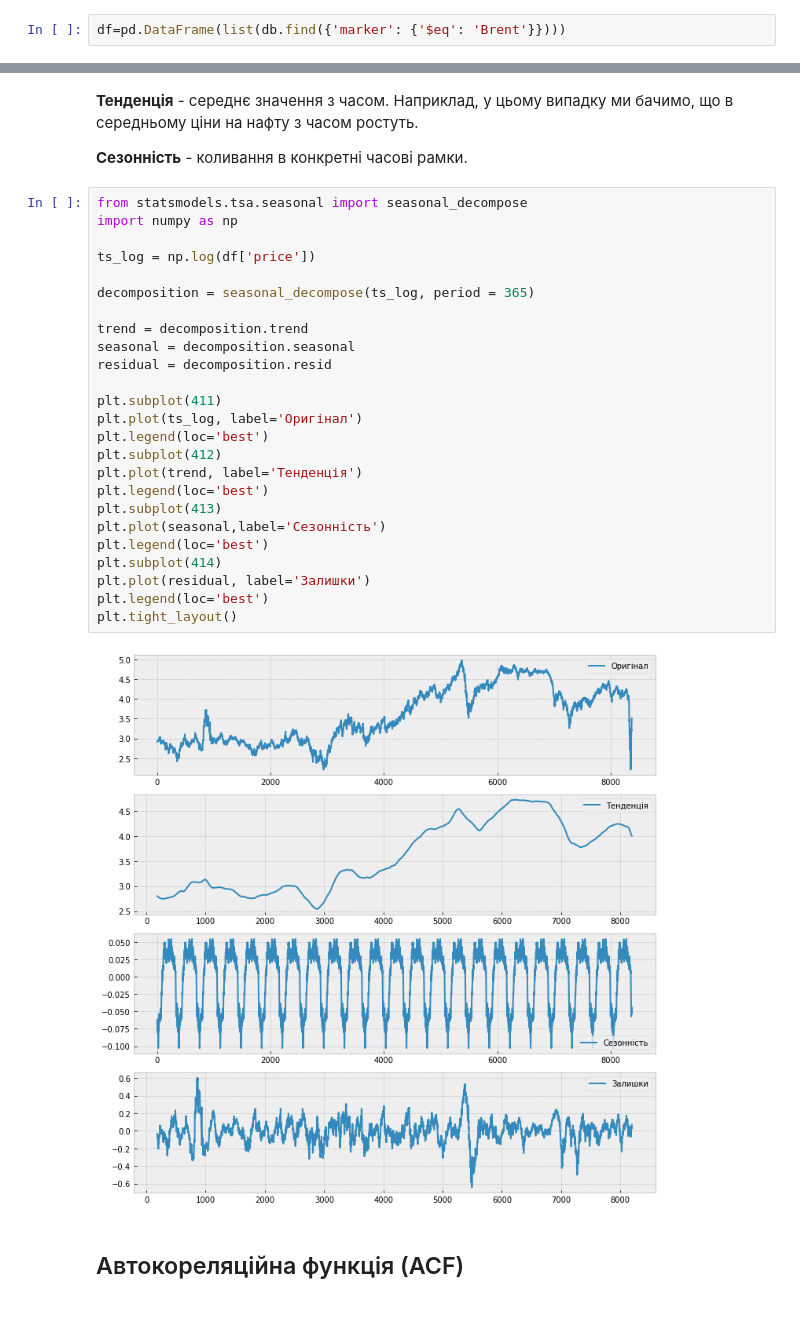
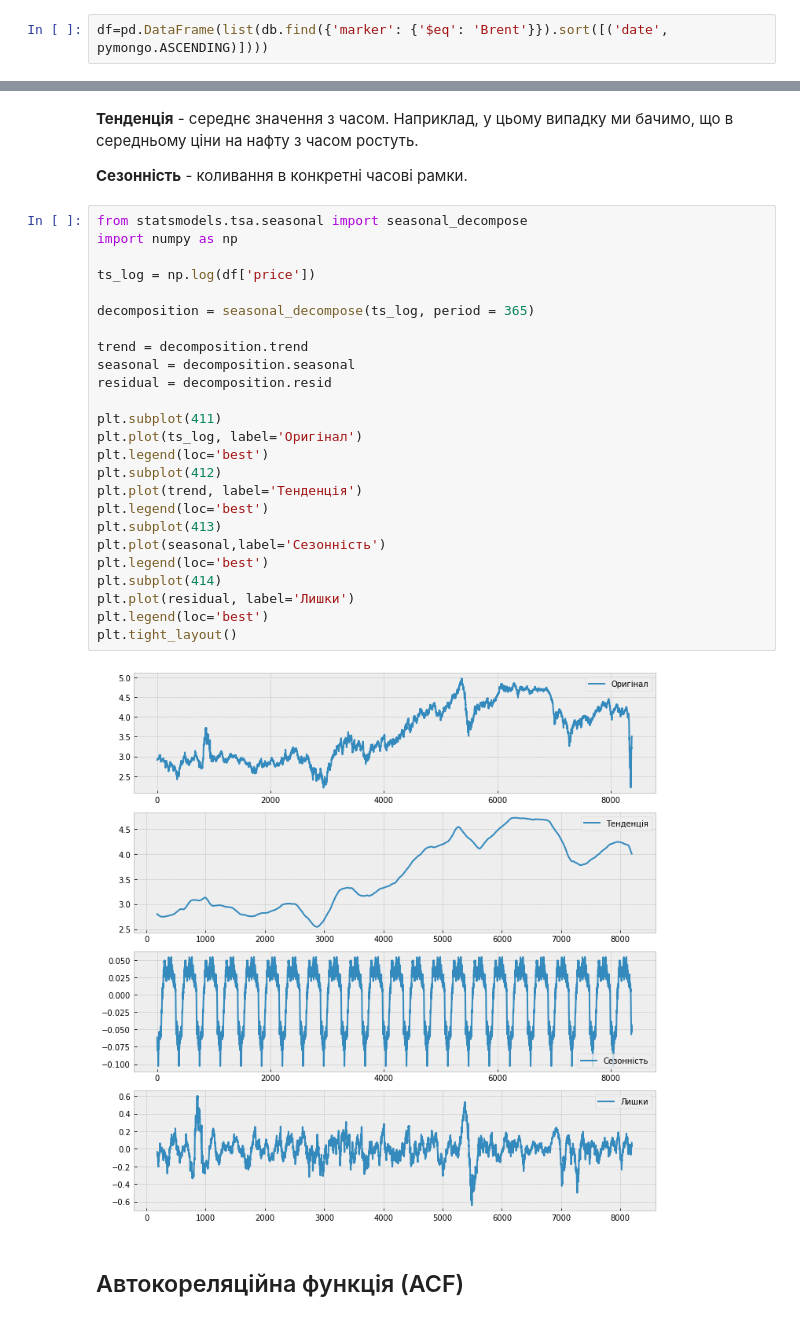
Before and after one commit to mihamor/db_course_work, a Jupyter notebook: Notebook.ipynb, the cells around one changed output, grey strips where cells are left out. Cells and saved outputs as stored; diff of their text form.

Commit message:
feat: new data monitor

```diff
--- a/Notebook.ipynb
+++ b/Notebook.ipynb
@@ -58,2 +58,2 @@ plt.show()
 # %%
-df=pd.DataFrame(list(db.find({'marker': {'$eq': 'Brent'}})))
+df=pd.DataFrame(list(db.find({'marker': {'$eq': 'Brent'}}).sort([('date', pymongo.ASCENDING)])))
@@ -73,30 +89,30 @@ df['price'].plot.hist(bins=10)
 # %%
 from statsmodels.tsa.seasonal import seasonal_decompose
 import numpy as np
 
 ts_log = np.log(df['price'])
 
 decomposition = seasonal_decompose(ts_log, period = 365)
 
 trend = decomposition.trend
 seasonal = decomposition.seasonal
 residual = decomposition.resid
 
 plt.subplot(411)
 plt.plot(ts_log, label='Оригінал')
 plt.legend(loc='best')
 plt.subplot(412)
 plt.plot(trend, label='Тенденція')
 plt.legend(loc='best')
 plt.subplot(413)
 plt.plot(seasonal,label='Сезонність')
 plt.legend(loc='best')
 plt.subplot(414)
-plt.plot(residual, label='Залишки')
+plt.plot(residual, label='Лишки')
 plt.legend(loc='best')
 plt.tight_layout()
 # %% [output]
-[figure, old version]
+[figure, new version]
 # %% [markdown]
 ## Автокореляційна функція (ACF)
 # %% [markdown]
```
Also changed, not shown: parts of 4 cells of this notebook, 10 other files.
